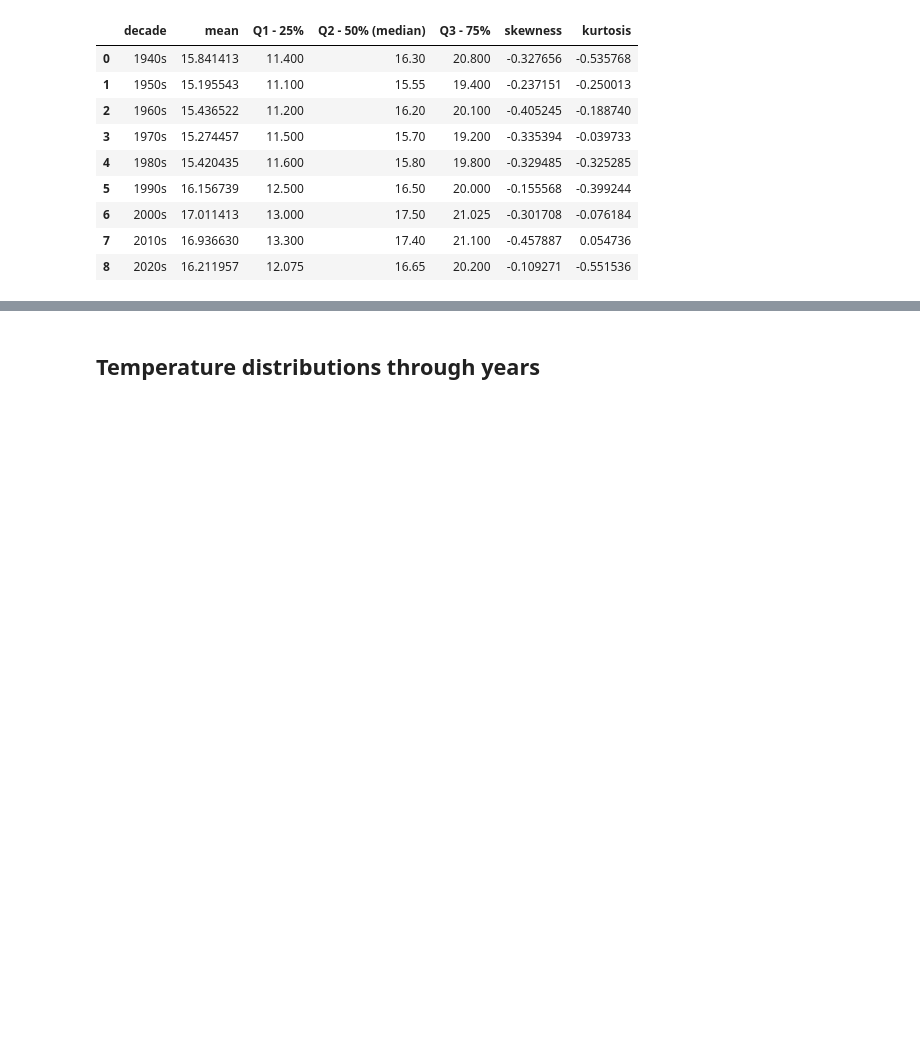
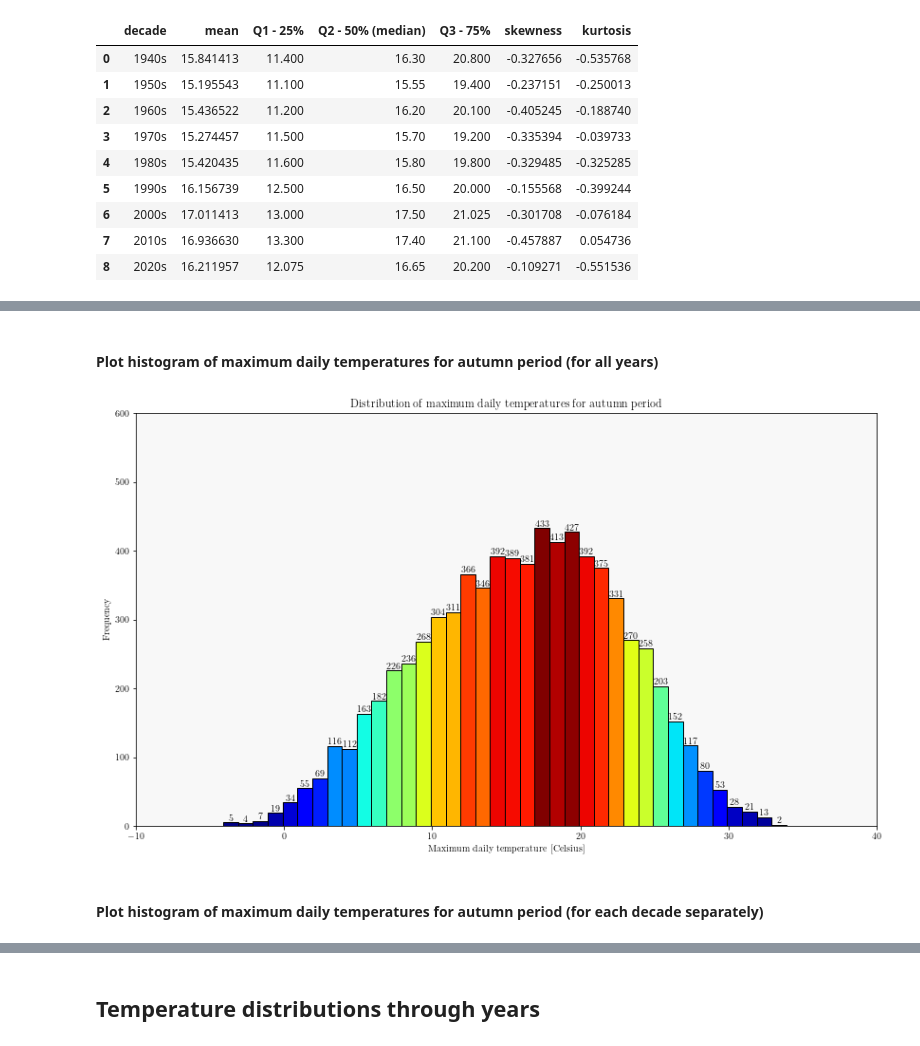
Before and after one commit to cimbaIG/Weather_data_Zagreb, a Jupyter notebook: weather_data_zagreb.ipynb, the cells around one changed output, grey strips where cells are left out. Cells and saved outputs as stored; diff of their text form; code cells hidden in the pictures; blank space fills up the shorter version.

```diff
--- a/weather_data_zagreb.ipynb
+++ b/weather_data_zagreb.ipynb
@@ -1428,0 +1433,11 @@ stat_chars_of_spring_max_temps
+# %%
+# Get only data for the autumn periods
+# Create empty autumn data dataframe
+autumn_data = pd.DataFrame()
+# Iterate over every unique year in data
+for year in data["time"].dt.year.unique():
+    autumn_data = autumn_data.append(data[(data["time"] >= pd.Timestamp(year=year, month=9, day=1)) & (data["time"] < pd.Timestamp(year=year, month=12, day=1))])
+
+# Print autumn data dataframe
+autumn_data = autumn_data.sort_values(by="time").drop_duplicates(subset=["time"]).reset_index(drop=True)
+autumn_data
@@ -1428,0 +1458,31 @@ stat_chars_of_spring_max_temps
+# %% [markdown]
+#### Plot histogram of maximum daily temperatures for autumn period (for all years)
+# %%
+# Plot histogram of maximum daily temperatures for autumn period
+n, bins, patches = plt.hist(x=autumn_data["temperature_2m_max (°C)"], bins=np.arange(autumn_data["temperature_2m_max (°C)"].min(), autumn_data["temperature_2m_max (°C)"].max()+1), edgecolor="black")
+
+# Add colormap to bins
+col = (n-n.min())/(n.max()-n.min())
+cm = plt.cm.get_cmap('jet')
+for c, p in zip(col, patches):
+   plt.setp(p, 'facecolor', cm(c))
+
+# Get current figure and make it looks pretty
+figure = plt.gcf()
+figure.set_figwidth(14)
+figure.set_figheight(8)
+plt.xlim((-10,40))
+plt.ylim((0,600))
+plt.xlabel("Maximum daily temperature [Celsius]")
+plt.ylabel("Frequency")
+plt.title("Distribution of maximum daily temperatures for autumn period")
+plt.bar_label(patches)
+ax = plt.gca()
+ax.set_facecolor("#F8F8F8")
+
+# Save figure to .pdf file
+plt.savefig('distribution_of_max_daily_temperatures_for_autumn_period.pdf', bbox_inches='tight')
+# %% [output]
+[figure, added]
+# %% [markdown]
+#### Plot histogram of maximum daily temperatures for autumn period (for each decade separately)
```
Also changed, not shown: parts of 8 cells of this notebook, 25 other files.
